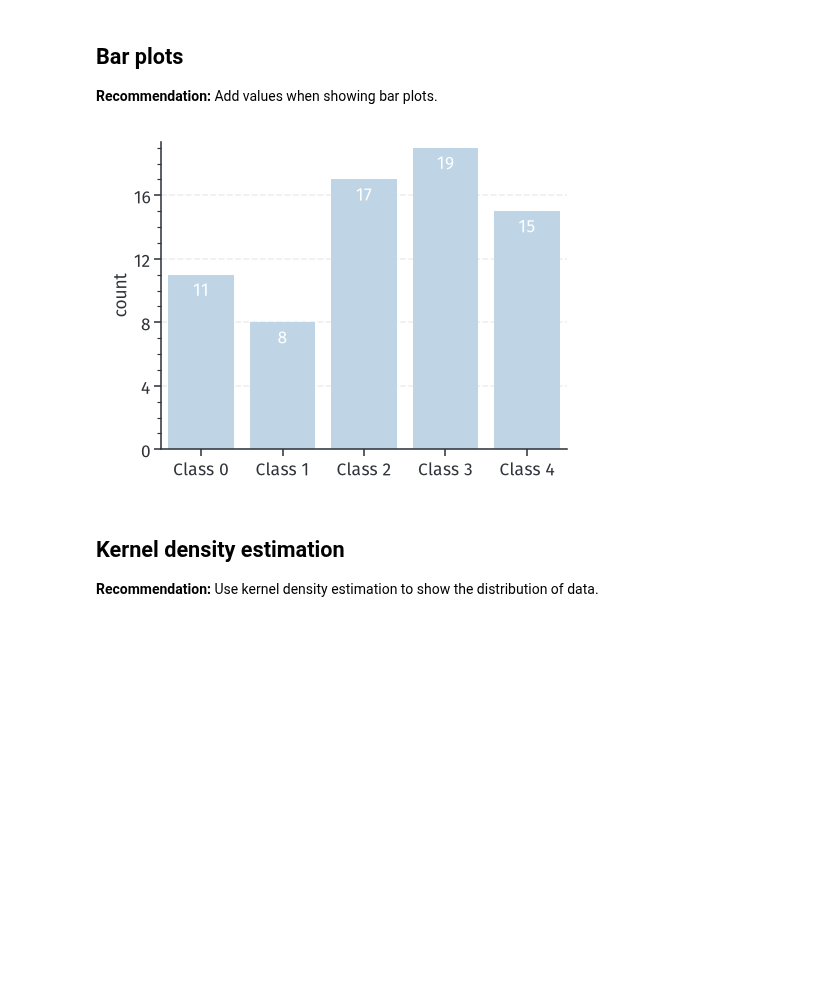
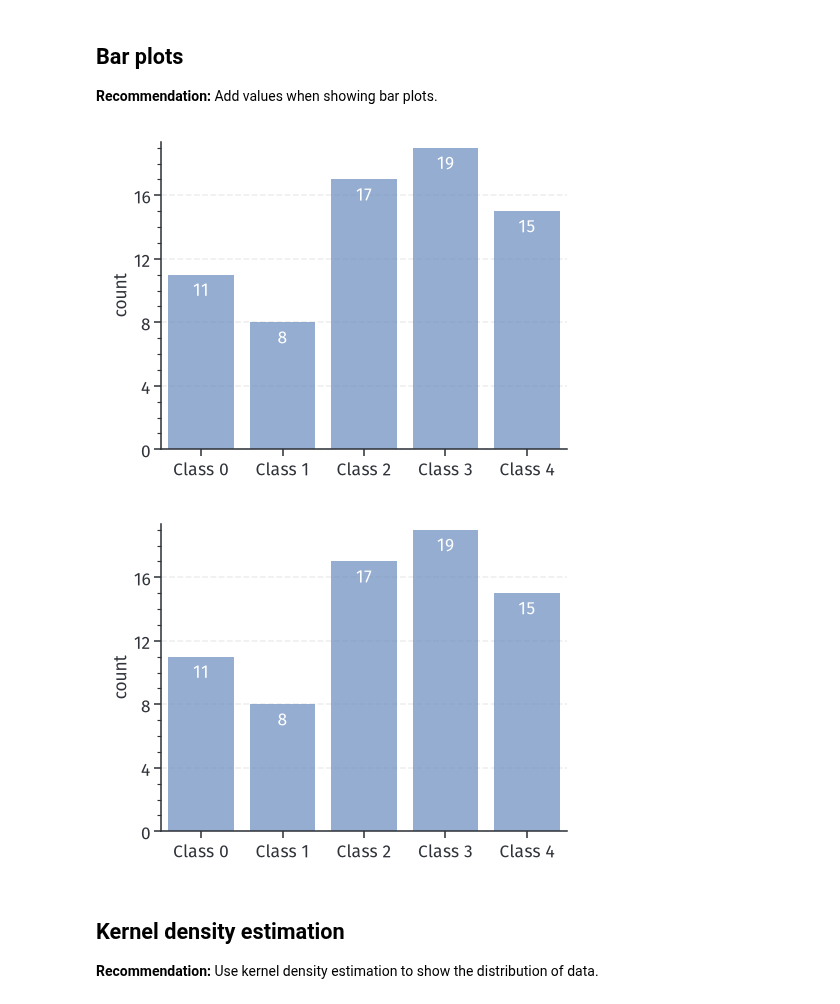
Before and after one commit to mvondomaros-lab/mvdlib, a Jupyter notebook: examples/plots.ipynb, the cells around one changed output. Saved outputs shown, nothing was run; the diff lists cells and outputs as text; code cells hidden in the pictures; blank space fills up the shorter version.

```diff
--- a/examples/plots.ipynb
+++ b/examples/plots.ipynb
@@ -67,13 +77,16 @@ x = np.linspace(0.0, 1000, 250)
 y = [np.cumsum(np.random.randn(x.size)) for _ in range(n)]
 
 fig, ax = plt.subplots(1, 1, figsize=FIGSIZE())
-for i in range(n):
-    ax.plot(x, y[i], color="C4", alpha=0.5)
-ax.plot([], [], color="C4", alpha=0.5, label="sample")
-ax.plot(x, np.mean(y, axis=0), color="C1", label="mean")
-ax.plot(x, np.zeros_like(x), color="C0", label="expected", ls="--")
+for i, sample in enumerate(y):
+    ax.plot(
+        x, sample, color=BASE, alpha=0.2, zorder=1,
+        label=f"samples ($n={n}$)" if i == 0 else "_nolegend_",
+    )
 
-ax.legend()
+ax.axhline(0.0, color=INK, ls=(0, (3, 2)), zorder=2, label="expected")
+ax.plot(x, np.mean(y, axis=0), color=H1, zorder=3, label="mean")
+
+ax.legend(loc="upper left")
 ax.set_xlabel(r"$x\ /\ \mathsf{a\,b^{-1}}$")
 ax.set_ylabel(r"$y\ /\ \mathsf{a\,b^{-1}}$")
 ax.xaxis.set_major_locator(plt.MaxNLocator(6))
@@ -95,7 +109,7 @@ ys = [np.cumsum(np.random.randn(x.size)) for _ in range(n)]
 ys = np.cumsum(ys, axis=0)
 
 fig, ax = plt.subplots(1, 1, figsize=FIGSIZE())
-colors = sns.color_palette("light:C1", n)
+colors = SEQ(np.linspace(0.25, 1.0, n))
 for i in range(n):
     ax.plot(x, ys[i], color=colors[i], label=f"DS{i}")
 
@@ -123,7 +138,7 @@ fig, axes = plt.subplots(
     1, ncols, figsize=FIGSIZE(2), sharex=True, sharey=True
 )
 for i in range(ncols):
-    axes[i].plot(x, y[i], color="C1")
+    axes[i].plot(x, y[i], color=BASE)
     axes[i].set_title(f"DS{i}")
     axes[i].set_xlabel(r"$x\ /\ \mathsf{a\,b^{-1}}$")
 
@@ -149,7 +165,7 @@ fig, axes = plt.subplots(
     nrows, 1, figsize=FIGSIZE(1, 5.0), sharex=True, sharey=True
 )
 for i in range(nrows):
-    axes[i].plot(x, y[i], color="C1")
+    axes[i].plot(x, y[i], color=BASE)
     axes[i].set_title(f"DS{i}")
     axes[i].set_ylabel(r"$x\ /\ \mathsf{a\,b^{-1}}$")
 
@@ -215,29 +234,30 @@ plt.show()
 # %%
 np.random.seed(42)
 n = 5
 classes = [f"Class {i}" for i in range(n)]
 values = np.random.randint(5, 20, n)
 
 fig, ax = plt.subplots(1, 1, figsize=FIGSIZE())
-ax.bar(classes, values, color="C4")
+ax.bar(classes, values, color=BASE, alpha=0.7)
 ax.xaxis.set_minor_locator(plt.NullLocator())
 ax.yaxis.set_major_locator(plt.MaxNLocator(6))
 ax.grid(axis="x")
 ax.set_ylabel("count")
 
 for i in range(n):
     ax.text(
         i,
         values[i] - 0.3,
         f"{values[i]}",
         ha="center",
         va="top",
         color="white",
     )
 
 plt.show()
 # %% [output]
-[figure, old version]
+[figure, new version]
+[figure, added]
 # %% [markdown]
 ## Kernel density estimation
 
```
Also changed, not shown: parts of 11 cells of this notebook, 8 other files.
